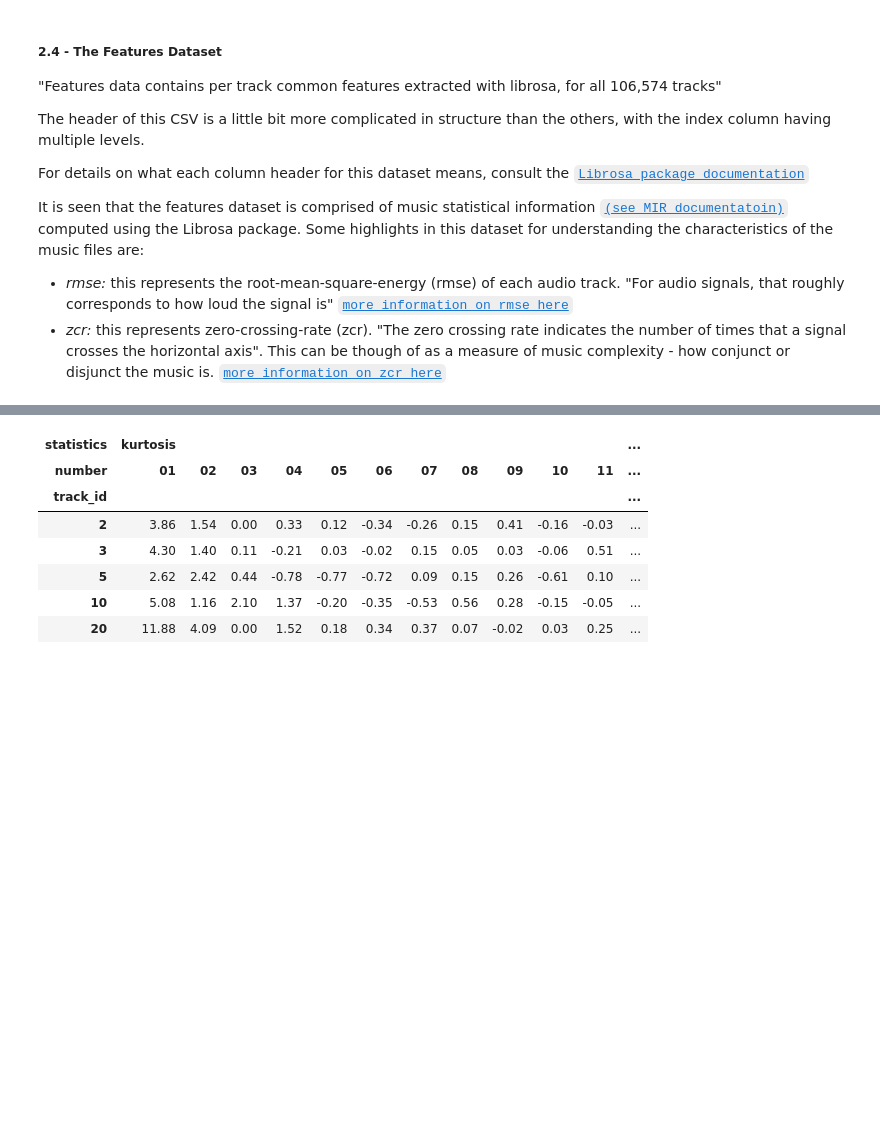
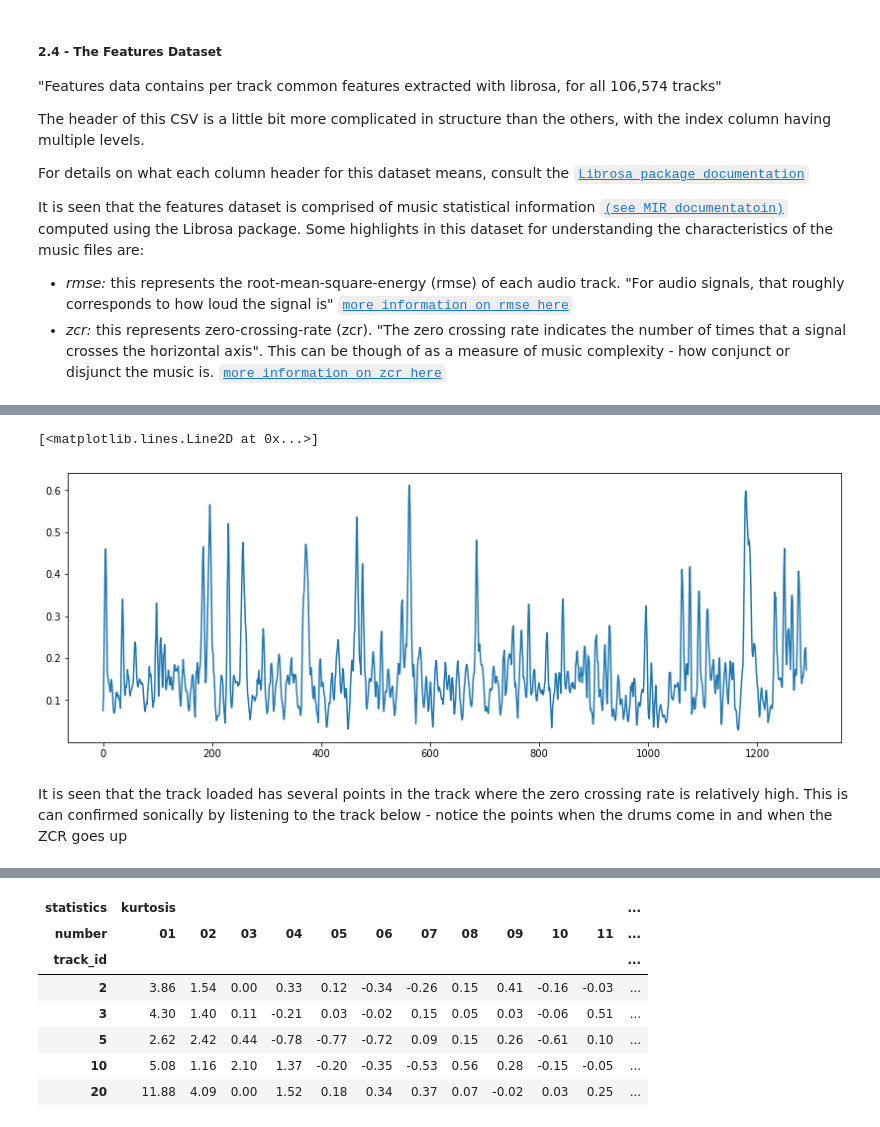
Before and after one commit to mrmids/fma-predictions, a Jupyter notebook: Final_Project_TeamFMA.ipynb, the cells around one changed output, grey strips where cells are left out. Cells and saved outputs as stored; diff of their text form; code cells hidden in the pictures; blank space fills up the shorter version.

```diff
--- a/Final_Project_TeamFMA.ipynb
+++ b/Final_Project_TeamFMA.ipynb
@@ -488,0 +500,11 @@ It is seen that the features dataset is comprised of music statistical informati
+# %%
+zcrs = librosa.feature.zero_crossing_rate(x)
+# %%
+plt.figure(figsize=(14, 5))
+plt.plot(zcrs[0])
+# %% [output]
+[<matplotlib.lines.Line2D at 0x...>]
+[figure, added]
+# %% [markdown]
+
+It is seen that the track loaded has several points in the track where the zero crossing rate is relatively high. This is can confirmed sonically by listening to the track below - notice the points when the drums come in and when the ZCR goes up
```
Also changed, not shown: parts of 5 cells of this notebook.
